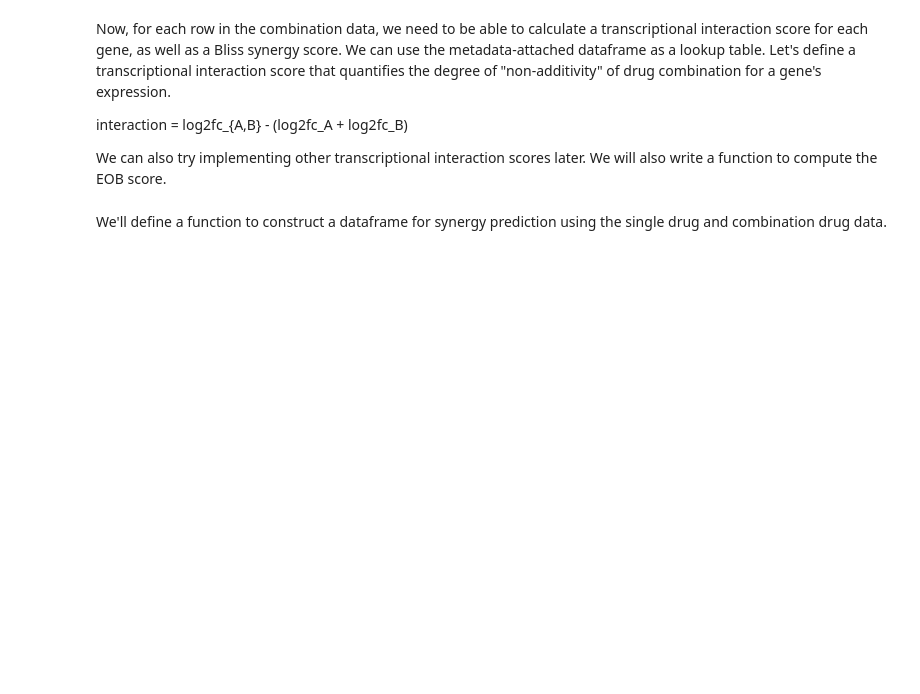
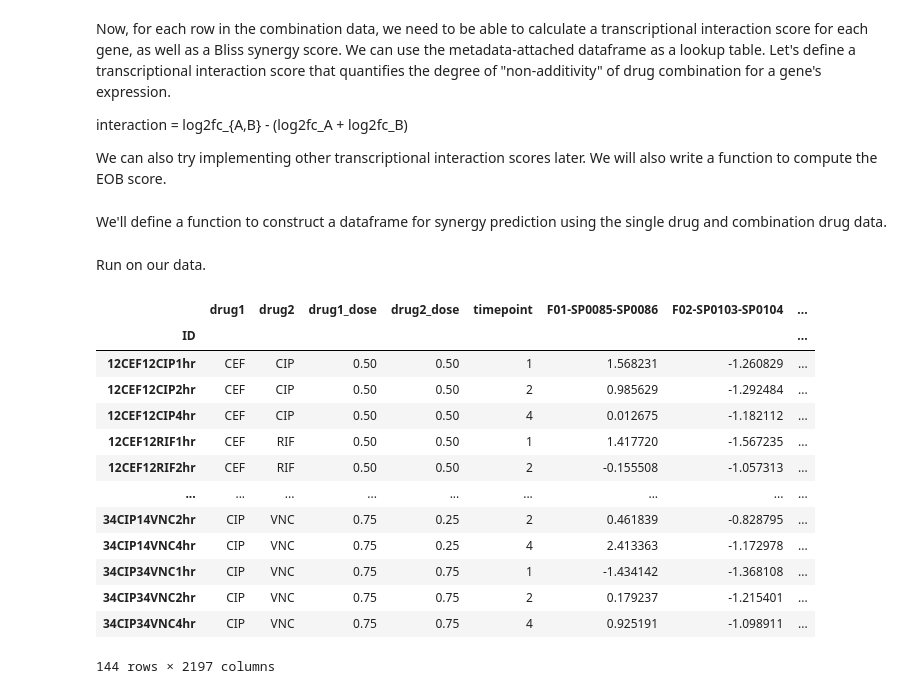
Before and after one commit to eddykang06/cfu-prediction, a Jupyter notebook: notebooks/03-synergy.ipynb, the cells around one changed output. Drawn from its saved outputs; the diff is of its cells as text; code cells hidden in the pictures; blank space fills up the shorter version.

Commit message:
Tested and finalized synergy data extraction pipeline

```diff
--- a/notebooks/03-synergy.ipynb
+++ b/notebooks/03-synergy.ipynb
@@ -486,5 +492,38 @@ def construct_synergy_df(combo_df, single_df, interaction_score_method, synergy_
     synergy_df = synergy_df.set_index("ID")
 
     return synergy_df
+# %% [markdown]
+Run on our data.
 # %%
-#
+# Bliss synergy df
+bliss_df = construct_synergy_df(
+    combo_df = combo_df,
+    single_df = single_df,
+    interaction_score_method = simple_interaction_score,
+    synergy_score_method = eob_score
+)
+
+# HSA synergy df
+hsa_df = construct_synergy_df(
+    combo_df = combo_df,
+    single_df = single_df,
+    interaction_score_method = simple_interaction_score,
+    synergy_score_method = hsa_score
+)
+# %%
+bliss_df
+# %% [output]
+|  | drug1 | drug2 | drug1_dose | drug2_dose | timepoint | F01-SP0085-SP0086 | F02-SP0103-SP0104 | ... |
+| ID |  |  |  |  |  |  |  | ... |
+| 12CEF12CIP1hr | CEF | CIP | 0.50 | 0.50 | 1 | 1.568231 | -1.260829 | ... |
+| 12CEF12CIP2hr | CEF | CIP | 0.50 | 0.50 | 2 | 0.985629 | -1.292484 | ... |
+| 12CEF12CIP4hr | CEF | CIP | 0.50 | 0.50 | 4 | 0.012675 | -1.182112 | ... |
+| 12CEF12RIF1hr | CEF | RIF | 0.50 | 0.50 | 1 | 1.417720 | -1.567235 | ... |
+| 12CEF12RIF2hr | CEF | RIF | 0.50 | 0.50 | 2 | -0.155508 | -1.057313 | ... |
+| ... | ... | ... | ... | ... | ... | ... | ... | ... |
+| 34CIP14VNC2hr | CIP | VNC | 0.75 | 0.25 | 2 | 0.461839 | -0.828795 | ... |
+| 34CIP14VNC4hr | CIP | VNC | 0.75 | 0.25 | 4 | 2.413363 | -1.172978 | ... |
+| 34CIP34VNC1hr | CIP | VNC | 0.75 | 0.75 | 1 | -1.434142 | -1.368108 | ... |
+| 34CIP34VNC2hr | CIP | VNC | 0.75 | 0.75 | 2 | 0.179237 | -1.215401 | ... |
+| 34CIP34VNC4hr | CIP | VNC | 0.75 | 0.75 | 4 | 0.925191 | -1.098911 | ... |
+144 rows × 2197 columns
```
Also changed, not shown: parts of 3 cells of this notebook.
